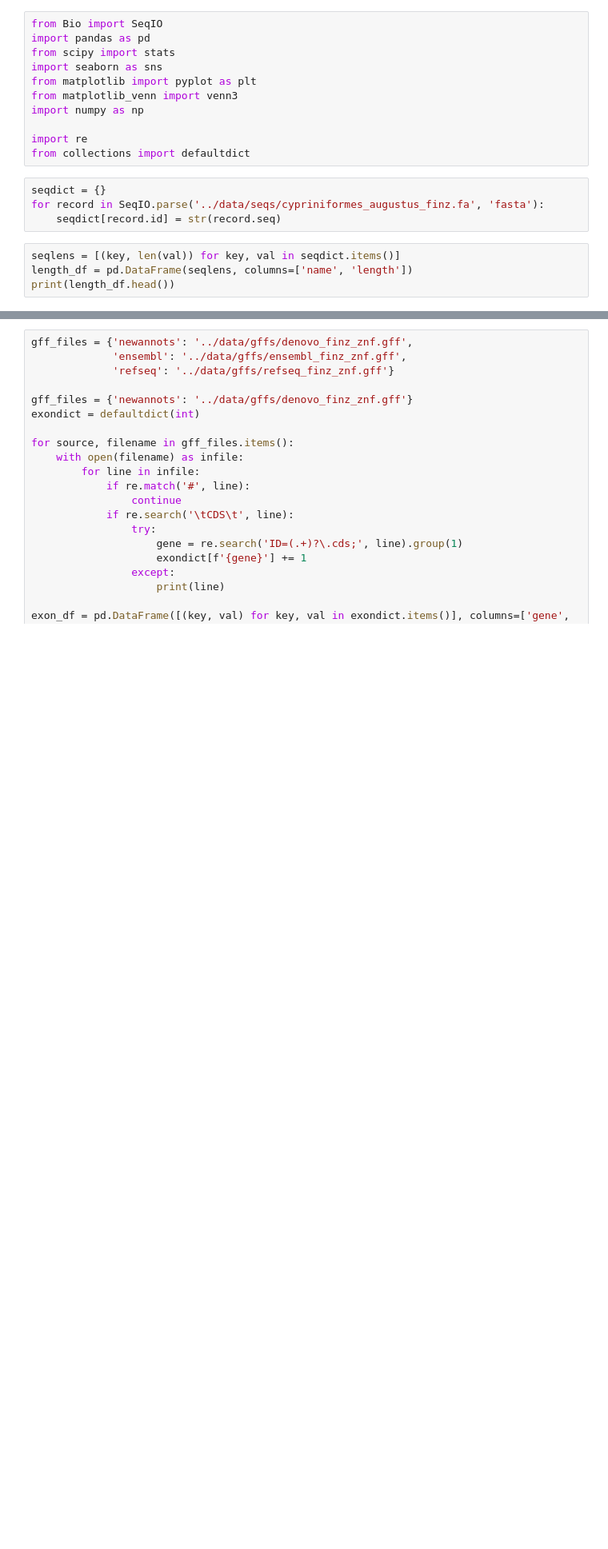
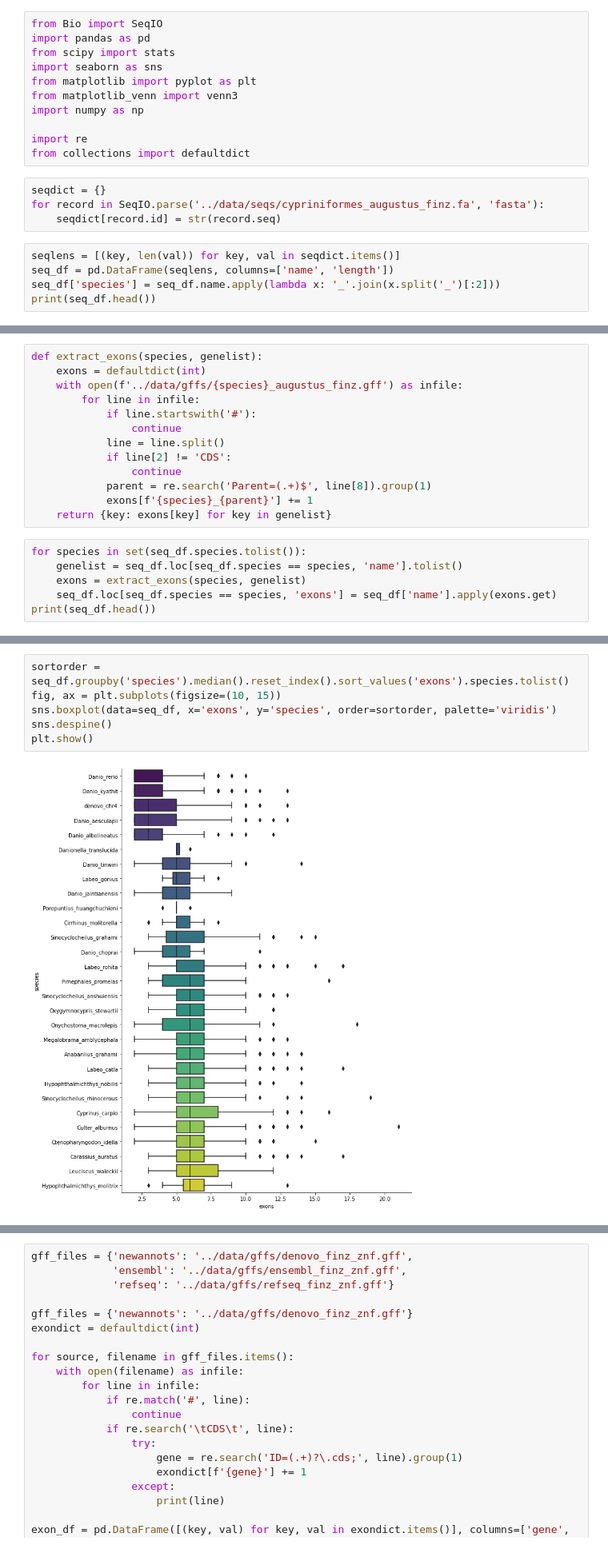
Before and after one commit to jonathan-wells/finz-znf, a Jupyter notebook: analysis/summary.ipynb, the cells around one changed output, grey strips where cells are left out. Shown at 80% size. Cells and saved outputs as stored; diff of their text form; blank space fills up the shorter version.

Commit message:
Tweaks to finz prediction pipeline

```diff
--- a/analysis/summary.ipynb
+++ b/analysis/summary.ipynb
@@ -15,6 +15,7 @@ for record in SeqIO.parse('../data/seqs/cypriniformes_augustus_finz.fa', 'fasta'
     seqdict[record.id] = str(record.seq)
 # %%
 seqlens = [(key, len(val)) for key, val in seqdict.items()]
-length_df = pd.DataFrame(seqlens, columns=['name', 'length'])
-print(length_df.head())
+seq_df = pd.DataFrame(seqlens, columns=['name', 'length'])
+seq_df['species'] = seq_df.name.apply(lambda x: '_'.join(x.split('_')[:2]))
+print(seq_df.head())
 # %% [output]
@@ -26,0 +28,19 @@ print(length_df.head())
+# %%
+def extract_exons(species, genelist):
+    exons = defaultdict(int)
+    with open(f'../data/gffs/{species}_augustus_finz.gff') as infile:
+        for line in infile:
+            if line.startswith('#'):
+                continue
+            line = line.split()
+            if line[2] != 'CDS':
+                continue
+            parent = re.search('Parent=(.+)$', line[8]).group(1)
+            exons[f'{species}_{parent}'] += 1
+    return {key: exons[key] for key in genelist}
+# %%
+for species in set(seq_df.species.tolist()):
+    genelist = seq_df.loc[seq_df.species == species, 'name'].tolist()
+    exons = extract_exons(species, genelist)
+    seq_df.loc[seq_df.species == species, 'exons'] = seq_df['name'].apply(exons.get)
+print(seq_df.head())
@@ -27,3 +54,11 @@ print(length_df.head())
+# %%
+sortorder = seq_df.groupby('species').median().reset_index().sort_values('exons').species.tolist()
+fig, ax = plt.subplots(figsize=(10, 15))
+sns.boxplot(data=seq_df, x='exons', y='species', order=sortorder, palette='viridis')
+sns.despine()
+plt.show()
+# %% [output]
+[figure, added]
 # %%
 fig, ax = plt.subplots(figsize=(10, 5))
 ax.hist(length_df.length, bins=100)
```
Also changed, not shown: parts of 3 cells of this notebook, 1 other file.
